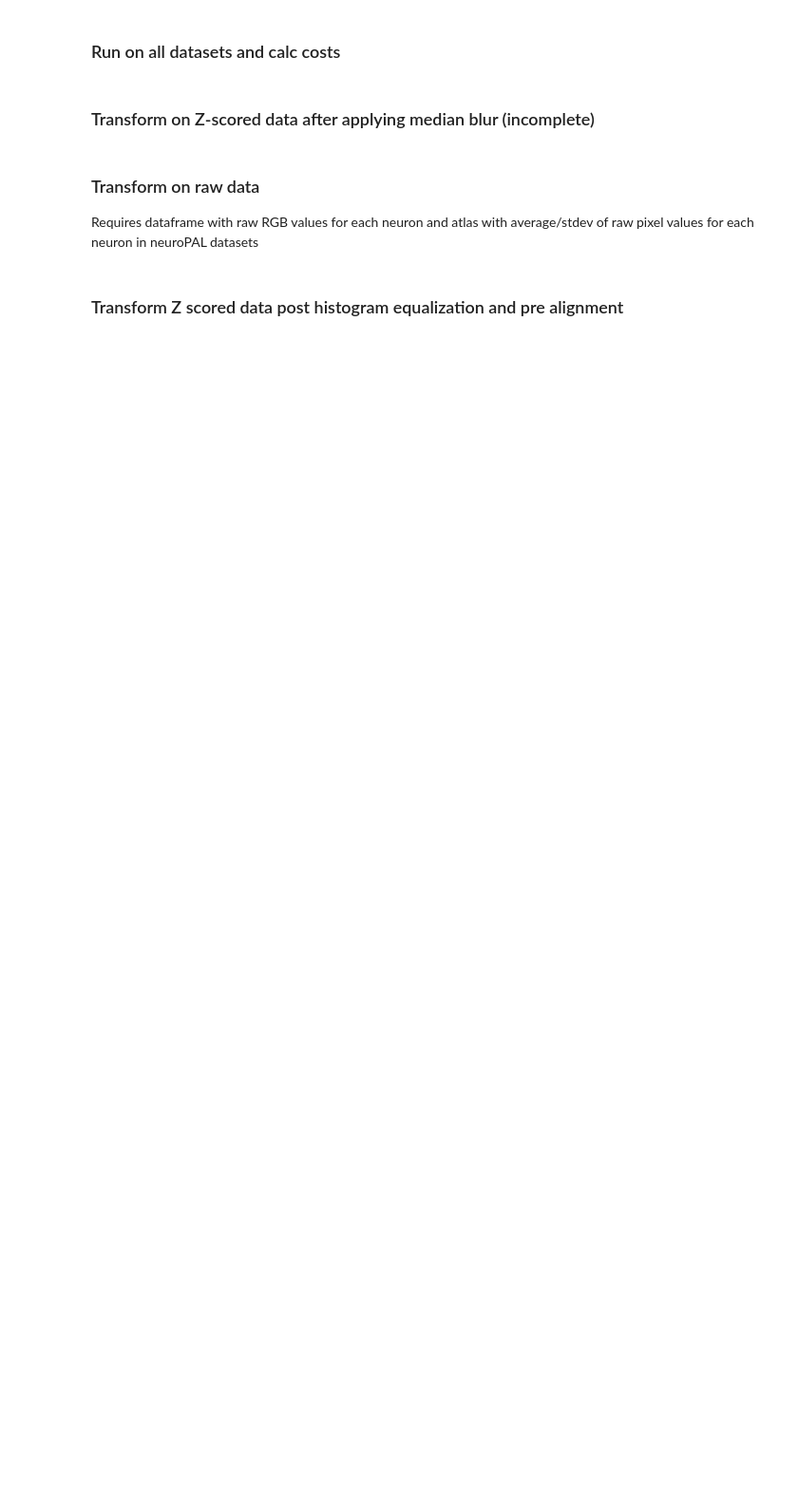
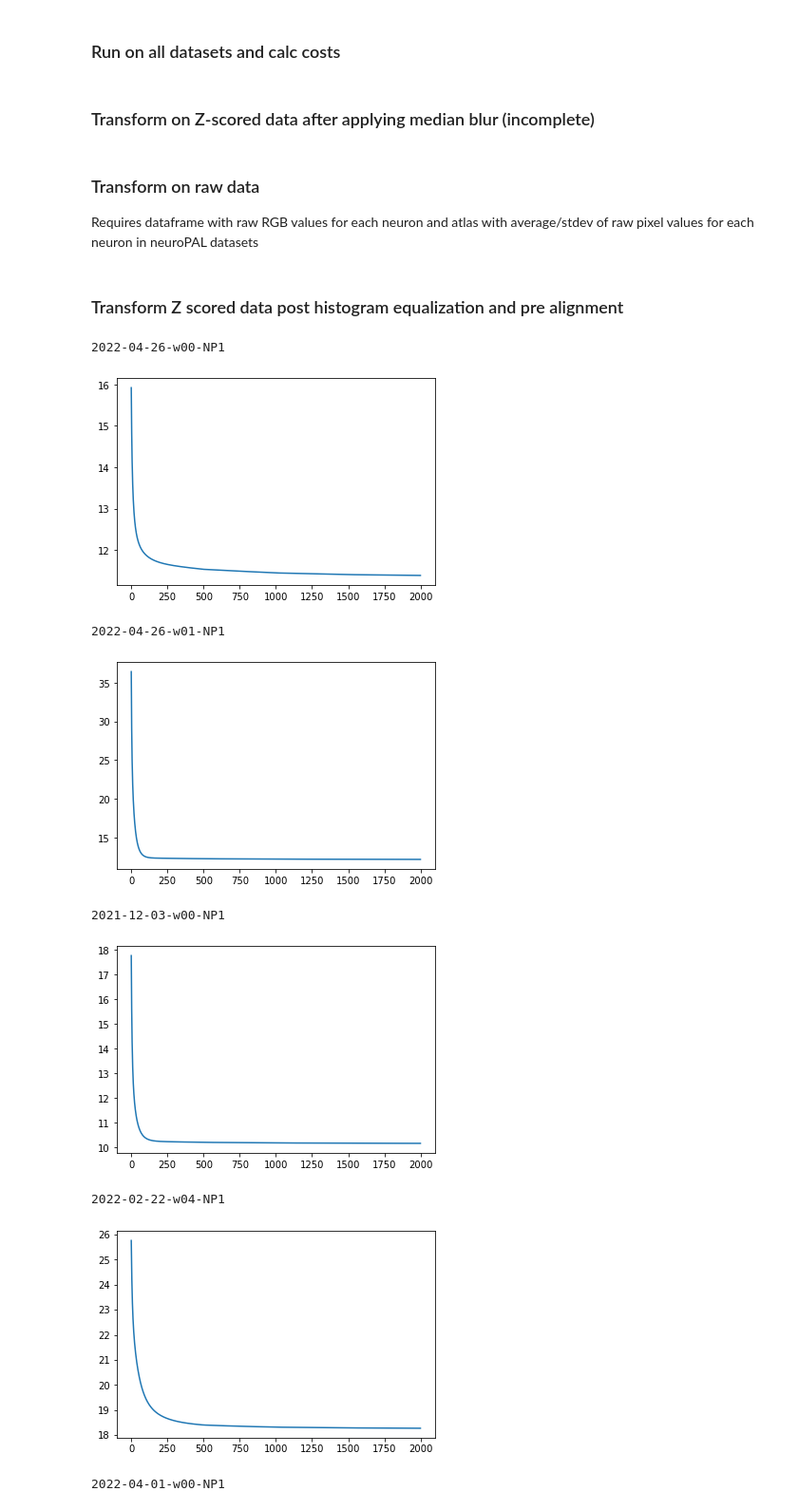
Before and after one commit to focolab/NP-image-eval, a Jupyter notebook: learn_transform.ipynb, the cells around one changed output. Shown: that part at 95% size. Cells and saved outputs as stored; diff of their text form; code cells hidden in the pictures; blank space fills up the shorter version.

```diff
--- a/learn_transform.ipynb
+++ b/learn_transform.ipynb
@@ -81,7 +81,7 @@ def transform(data, A, b):
     for i, row in data.iterrows():
         RGB = np.asarray(row[['R', 'G', 'B']])
         newRGB = A @ RGB +b
-        transformed = transformed.append({'R': newRGB[0], 'G': newRGB[1], 'B':newRGB[2], 'X':row['X'], 'Y':row['Y'], 'Z':row['Z'], 'ID':row['ID'], 'autoID':row['most_likely_ID']}, ignore_index=True)
+        transformed = transformed.append({'R': newRGB[0], 'G': newRGB[1], 'B':newRGB[2], 'X':row['X'], 'Y':row['Y'], 'Z':row['Z'], 'ID':row['ID'], 'autoID':row['autoID_1']}, ignore_index=True)
     return transformed
 # %%
 atlas = atl.Atlas()
@@ -448,7 +448,9 @@ def get_zscore_data(folder):
 
     for i, row in gtfile.iterrows():
         XYZ  = np.asarray(row[['X', 'Y', 'Z']])
-        color = np.transpose(np.squeeze(Zscored[XYZ[1], XYZ[0], XYZ[2], :]))
+        med_sample = Zscored[XYZ[1]-3:XYZ[1]+4, XYZ[0]-3:XYZ[0]+4, XYZ[2]-1:XYZ[2]+1,:]
+        color = np.median(np.reshape(med_sample, (med_sample.shape[0]*med_sample.shape[1]*med_sample.shape[2], med_sample.shape[3])), axis=0)
+        #color = np.transpose(np.squeeze(Zscored[XYZ[1], XYZ[0], XYZ[2], :]))
 
         df_data = df_data.append({'ID': row['ID'], 'X':XYZ[0], 'Y':XYZ[1], 'Z':XYZ[2], 'R': color[0], 'G':color[1], 'B':color[2], 'W':color[3]}, ignore_index = True)
 
@@ -522,8 +524,9 @@ def transform(data, A, b):
 
     for i, row in data.iterrows():
         RGB = np.asarray(row[['R', 'G', 'B']])
+        W = np.asarray(row[['W']])
         newRGB = A @ RGB +b
-        transformed = transformed.append({'R': newRGB[0], 'G': newRGB[1], 'B':newRGB[2], 'X':row['X'], 'Y':row['Y'], 'Z':row['Z'], 'ID':row['ID']}, ignore_index=True)
+        transformed = transformed.append({'R': newRGB[0], 'G': newRGB[1], 'B':newRGB[2], 'W':W[0], 'X':row['X'], 'Y':row['Y'], 'Z':row['Z'], 'ID':row['ID']}, ignore_index=True)
     return transformed
 # %%
 atlas = atl.Atlas()
@@ -532,32 +535,44 @@ df_atlas = atlas.get_df()
 # %%
 %matplotlib inline
 results = pd.DataFrame()
 trans_dict = {}
 
 neur_dict = atlas.create_dictionary()
 
 for folder in os.listdir('data/NP_FOCO_hist'):
     if folder == '.DS_Store':
         continue
 
     print(folder)
 
     df_data, RGBW = get_zscore_data('data/NP_FOCO_hist/'+folder)
 
     losses, A, b, df_data = learn_transform(df_data, neur_dict, alpha = 0.001)
 
     trans_data = transform(df_data, A, b)
     trans_dict[folder] = trans_data
 
     base_xyz, base_rgb = uti.calc_costs(df_atlas, atlas.sigma, df_data)
     trans_xyz, trans_rgb = uti.calc_costs(df_atlas, atlas.sigma, trans_data)
 
     results = results.append({'folder':folder, 'base_xyz': base_xyz, 'base_rgb':base_rgb, 'trans_xyz':trans_xyz, 'trans_rgb':trans_rgb, 'A':A, 'b':b}, ignore_index=True)
 
-    trans_data.to_csv('data/NP_FOCO_trans/'+folder+'/trans_data.csv',index=False)
+    trans_data.to_csv('data/NP_FOCO_trans_med/'+folder+'/trans_data.csv',index=False)
 
-    #sio.savemat('data/NP_FOCO_trans/'+folder+'/'+'trans_data.mat', {'trans_data':trans_data})
+    #trans_RGBW = RGBW @ A + b
+
+    #sio.savemat('data/NP_FOCO_trans_med/'+folder+'/'+'trans_data.mat', {'trans_data':trans_data})
 
     plt.plot(losses)
     plt.show()
     plt.cla()
+# %% [output]
+2022-04-26-w00-NP1
+[figure, added]
+2022-04-26-w01-NP1
+[figure, added]
+2021-12-03-w00-NP1
+[figure, added]
+2022-02-22-w04-NP1
+[figure, added]
+2022-04-01-w00-NP1
```
Also changed, not shown: parts of 4 cells of this notebook, 14 other files.
